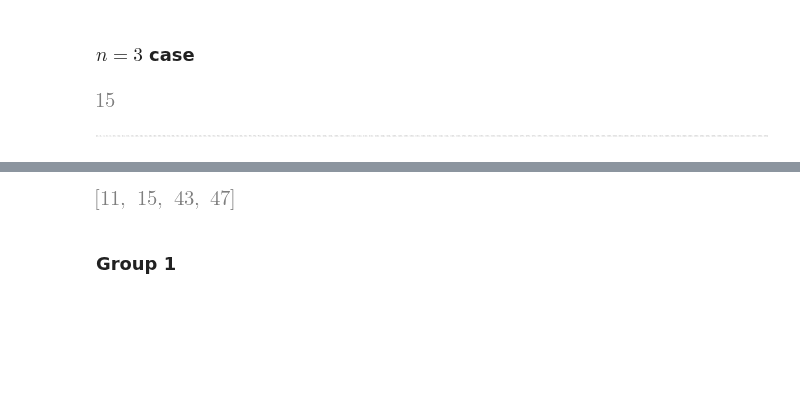
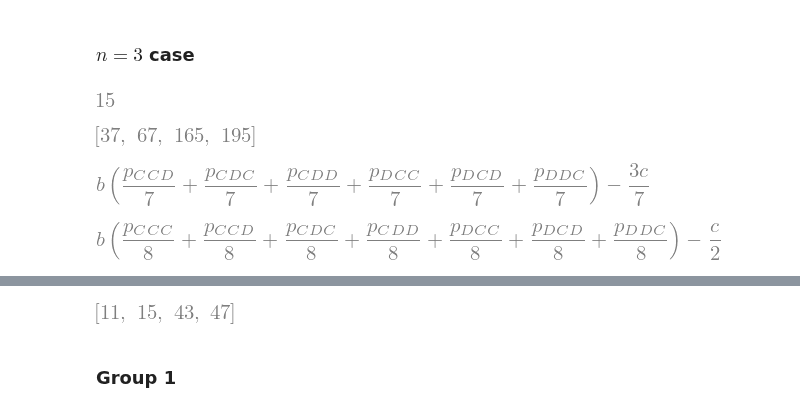
Before and after one commit to Nikoleta-v3/conditional-cooperation-with-longer-memory, a Jupyter notebook: notebooks/Defecting.ipynb, the cells around one changed output, grey strips where cells are left out. Saved outputs shown, nothing was run; the diff lists cells and outputs as text; code cells hidden in the pictures; blank space fills up the shorter version.

```diff
--- a/notebooks/Defecting.ipynb
+++ b/notebooks/Defecting.ipynb
@@ -212,9 +212,19 @@ len(payoff_expr)
 # %% [output]
 [figure]
 # %%
-[payoff[0] for payoff in payoffs if payoff[1] == 0]
+x = payoff_expr[1]
+
+[payoff[0] for payoff in payoffs if payoff[1] == x]
 # %% [output]
-[figure, old version]
+[figure, new version]
+# %%
+x
+# %% [output]
+[figure, added]
+# %%
+x
+# %% [output]
+[figure, added]
 # %%
 x = payoff_expr[14]
 x
```
Also changed, not shown: parts of 5 cells of this notebook, 4 other files.
